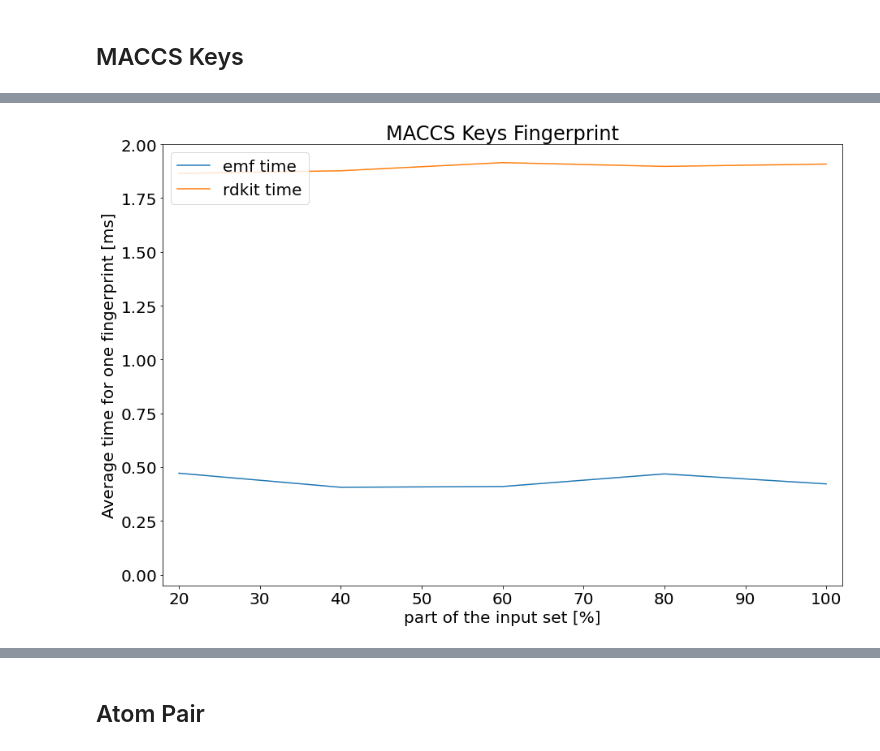
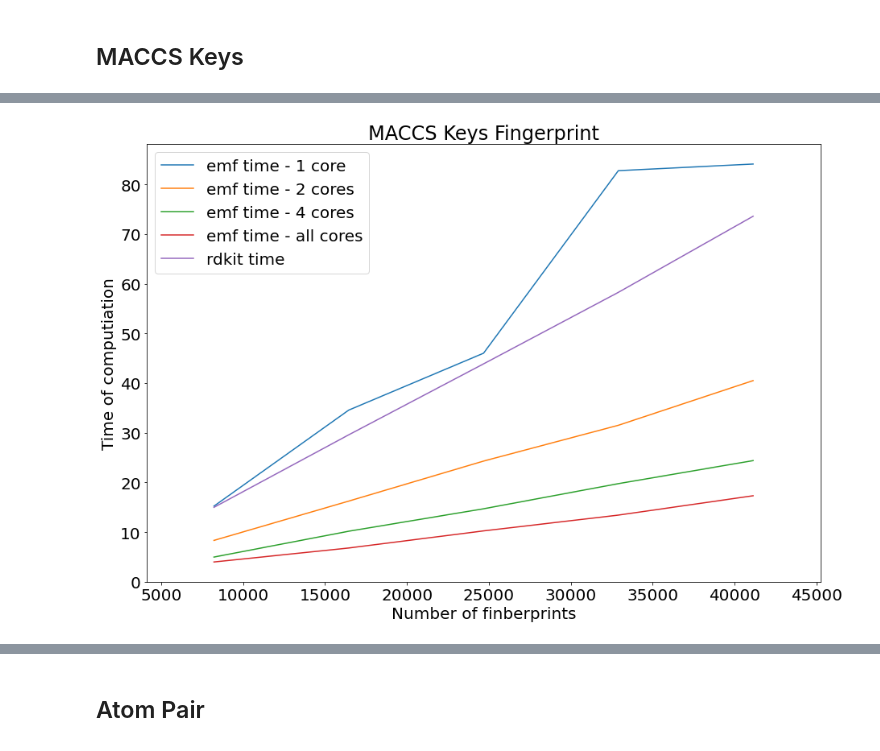
Before and after one commit to scikit-fingerprints/scikit-fingerprints, a Jupyter notebook: benchmark.ipynb, the cells around one changed output, grey strips where cells are left out. Cells and saved outputs as stored; diff of their text form; code cells hidden in the pictures.

Commit message:
compare different n_jobs and do full time comparison

```diff
--- a/benchmark.ipynb
+++ b/benchmark.ipynb
@@ -47,7 +47,7 @@ from rdkit.Chem import MolFromSmiles
 # %% [output]
 [interactive output not drawn]
 # %%
-hiv_df = pd.read_csv("mol.csv.gz")
+hiv_df = pd.read_csv("data/mol.csv.gz")
 # %% [output]
 [interactive output not drawn]
 # %%
@@ -109,27 +109,33 @@ def get_times_rdkit(X, n_molecules, func, **kwargs):
 # %% [output]
 [interactive output not drawn]
 # %%
-def plot_results(y_emf, y_rdkit, title="", upper_bound=1):
-    X = np.arange(2, 11, 2)
+def plot_results(y_emf, y_rdkit, title=""):
+    # X = np.arange(2, 11, 2)
+    # y_emf = y_emf * 1000 / (n_molecules * X / 10)
+    # y_rdkit = y_rdkit * 1000 / (n_molecules * X / 10)
 
-    y_emf = y_emf * 1000 / (n_molecules * X / 10)
-    y_rdkit = y_rdkit * 1000 / (n_molecules * X / 10)
+    X = (n_molecules * np.arange(2, 11, 2)) // 10
 
     plt.rcParams["font.size"] = 20
     fig = plt.figure(figsize=(15, 10))
     ax1 = fig.add_subplot()
     ax1.set_title(title)
 
-    ax1.plot(X * 10, y_emf, label="emf time")
-    ax1.plot(X * 10, y_rdkit, label="rdkit time")
+    ax1.plot(X, y_emf[0], label="emf time - 1 core")
+    ax1.plot(X, y_emf[1], label="emf time - 2 cores")
+    ax1.plot(X, y_emf[2], label="emf time - 4 cores")
+    ax1.plot(X, y_emf[3], label="emf time - all cores")
+    ax1.plot(X, y_rdkit, label="rdkit time")
 
-    ax1.set_ylabel("Average time for one fingerprint [ms]")
-    ax1.set_xlabel("part of the input set [%]")
+    ax1.set_ylabel("Time of computiation")
+    ax1.set_xlabel("Number of finberprints")
 
-    ax1.set_xlim(18, 102)
-    ax1.set_ylim(-0.05, upper_bound)
+    ax1.set_xlim(n_molecules * 0.1, n_molecules * 1.1)
+    ax1.set_ylim(bottom=0)
 
     plt.legend(loc="upper left")
     plt.show()
 # %% [output]
 [interactive output not drawn]
+# %%
+cores = [1, 2, 4, -1]
@@ -194,5 +222,8 @@ for i in range(3):
 # %% [markdown]
 ## MACCS Keys
 # %%
-MACCSKeys_emf_times = get_times_emf(X, n_molecules, MACCSKeysFingerprint, n_jobs=-1)
+MACCSKeys_emf_times = [
+    get_times_emf(X, n_molecules, MACCSKeysFingerprint, n_jobs=n_cores)
+    for n_cores in cores
+]
 # %% [output]
@@ -218,7 +262,7 @@ print(MACCSKeys_emf_times, MACCSKeys_rdkit_times)
 # %%
-plot_results(MACCSKeys_emf_times, MACCSKeys_rdkit_times, "MACCS Keys Fingerprint", 2)
+plot_results(MACCSKeys_emf_times, MACCSKeys_rdkit_times, "MACCS Keys Fingerprint")
 # %% [output]
-[figure, old version]
+[figure, new version]
 [interactive output not drawn]
 # %% [markdown]
 ## Atom Pair
```
Also changed, not shown: parts of 16 cells of this notebook, 2 other files.
